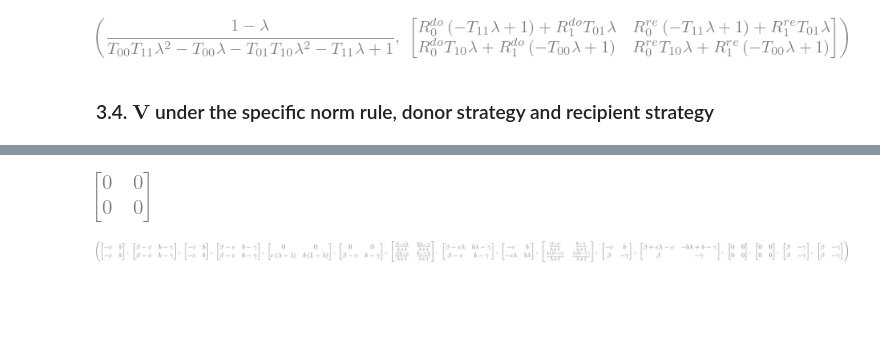
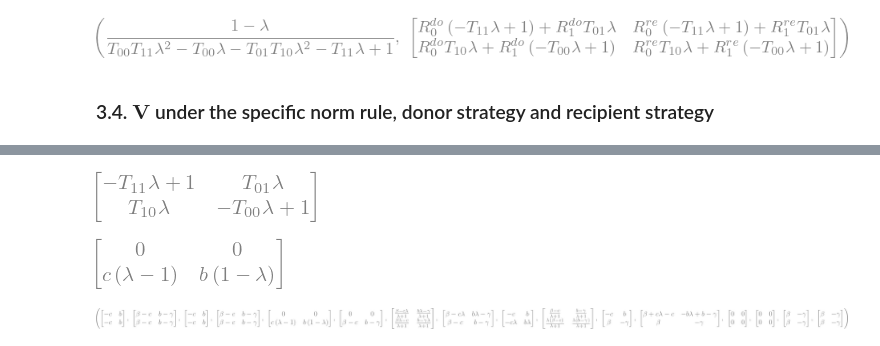
Before and after one commit to ShiWenber/reputation_effects, a Jupyter notebook: formula/game.ipynb, the cells around one changed output, grey strips where cells are left out. Saved outputs shown, nothing was run; the diff lists cells and outputs as text; code cells hidden in the pictures; blank space fills up the shorter version.

Commit message:
feat(): complete the automatic symbolic computing, output the payoff mat config file

```diff
--- a/formula/game.ipynb
+++ b/formula/game.ipynb
@@ -778,33 +778,44 @@ $$
     \end{aligned}
 \end{equation}
 $$
+# %%
+E = sympy.eye(2)
+lamda = sympy.Symbol("lamda")
+temp_mat = E - lamda * T
+temp_mat = temp_mat.inv()
+# extract the common factor to simplify temp_mat
+gcd = sympy.gcd(temp_mat[0, 0], temp_mat[0, 1])
+temp_mat = temp_mat / gcd
+temp_mat
+# %% [output]
+[figure, added]
 # %%
 # 带入 T00 = 0, T01 = 1, T10 = 0, T11 = 0，求出 gcd 和 temp_mat * R
 import sympy
 
 def value(T:sympy.Matrix, R:sympy.Matrix):
 
     E = sympy.eye(2)
 
     lamda = sympy.Symbol("lamda")
 
     temp_mat = E - lamda * T
     temp_mat = temp_mat.inv()
 
     # extract the common factor to simplify temp_mat
     gcd = sympy.gcd(temp_mat[0, 0], temp_mat[0, 1])
     temp_mat = temp_mat / gcd
     gcd_value = (gcd * (1 - lamda))
     gcd_value = sympy.simplify(gcd_value)
     temp_value = (temp_mat * R)
     temp_value = sympy.simplify(temp_value)
     # return gcd_value, temp_value
     return (gcd_value*temp_value).simplify()
 
 sympy.init_printing()
-value(*trs['D', 'NR', 10])
+value(*trs['DISC', 'NR', 10])
 # %% [output]
-[figure, old version]
+[figure, new version]
 # %%
 # use map to process all T and R in trs.get_tr_by_norm(10)
 res = map(lambda tr: value(tr[0], tr[1]), trs.get_tr_by_norm(10))
```
Also changed, not shown: parts of 23 cells of this notebook, 22 other files.
